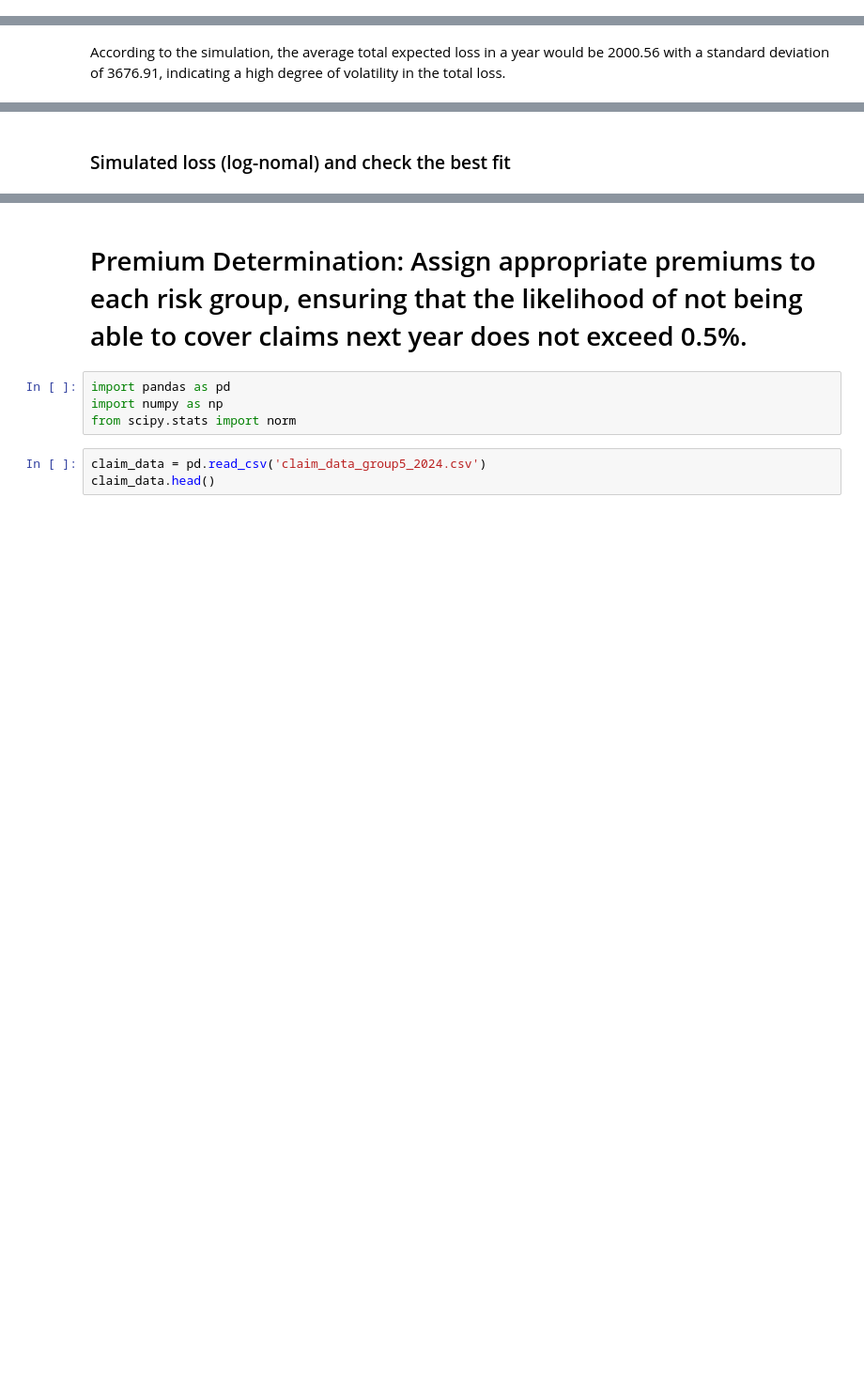
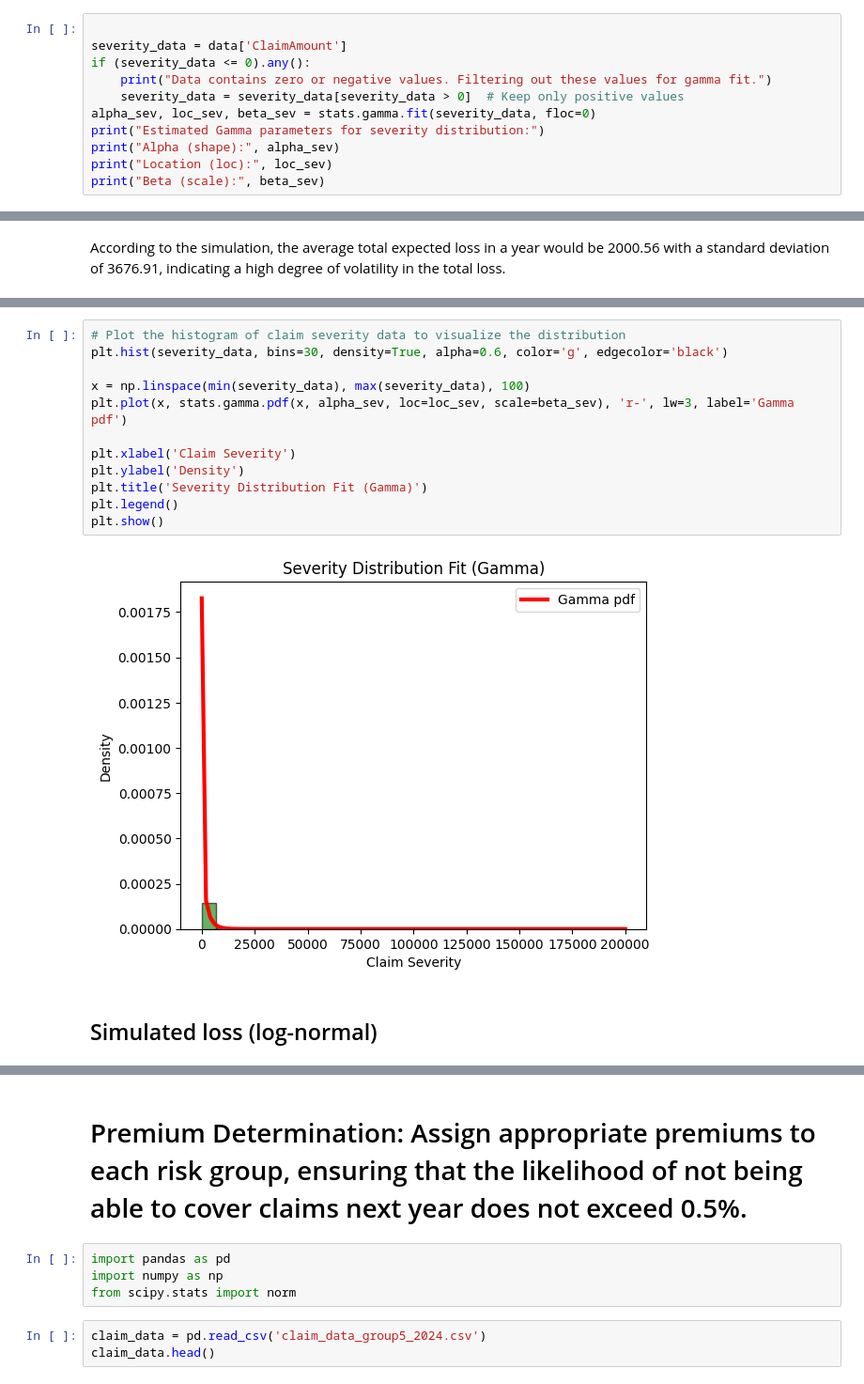
Before and after one commit to bordeauxlink/assurance-term-project, a Jupyter notebook: Term Project Underwriter.ipynb, the cells around one changed output, grey strips where cells are left out. Shown at 94% size. Saved outputs shown, nothing was run; the diff lists cells and outputs as text; blank space fills up the shorter version.

```diff
--- a/Term Project Underwriter.ipynb
+++ b/Term Project Underwriter.ipynb
@@ -406,0 +369,11 @@ Here we estimated the dispersion parameter Alpha, which is 1.0646657571623466, i
+# %%
+
+severity_data = data['ClaimAmount']
+if (severity_data <= 0).any():
+    print("Data contains zero or negative values. Filtering out these values for gamma fit.")
+    severity_data = severity_data[severity_data > 0]  # Keep only positive values
+alpha_sev, loc_sev, beta_sev = stats.gamma.fit(severity_data, floc=0)
+print("Estimated Gamma parameters for severity distribution:")
+print("Alpha (shape):", alpha_sev)
+print("Location (loc):", loc_sev)
+print("Beta (scale):", beta_sev)
@@ -460,2 +392,16 @@ KS Test for Gamma Distribution - Statistic: 0.24645803383389342 P-value: 1.50899
+# %%
+# Plot the histogram of claim severity data to visualize the distribution
+plt.hist(severity_data, bins=30, density=True, alpha=0.6, color='g', edgecolor='black')
+
+x = np.linspace(min(severity_data), max(severity_data), 100)
+plt.plot(x, stats.gamma.pdf(x, alpha_sev, loc=loc_sev, scale=beta_sev), 'r-', lw=3, label='Gamma pdf')
+
+plt.xlabel('Claim Severity')
+plt.ylabel('Density')
+plt.title('Severity Distribution Fit (Gamma)')
+plt.legend()
+plt.show()
+# %% [output]
+[figure, added]
 # %% [markdown]
- ### Simulated loss (log-nomal) and check the best fit
+ ## Simulated loss (log-normal)
```
Also changed, not shown: parts of 32 cells of this notebook, 3 other files.
